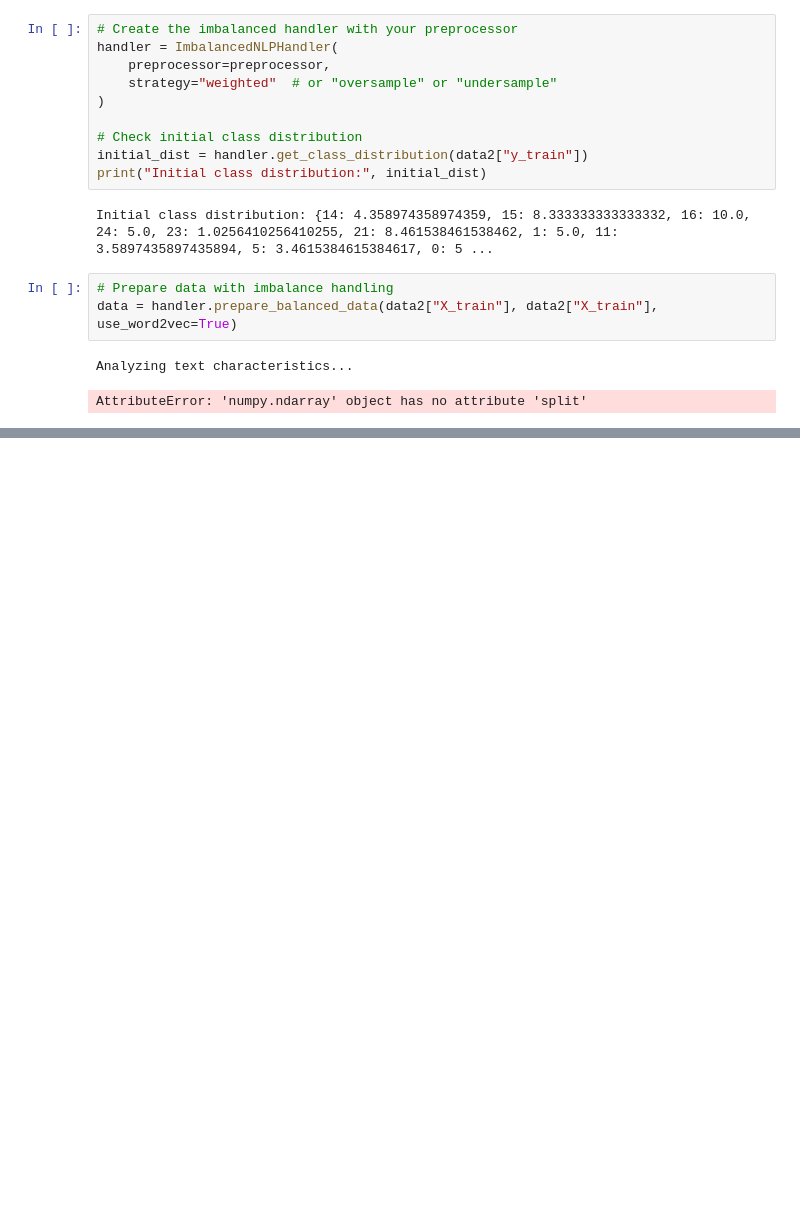
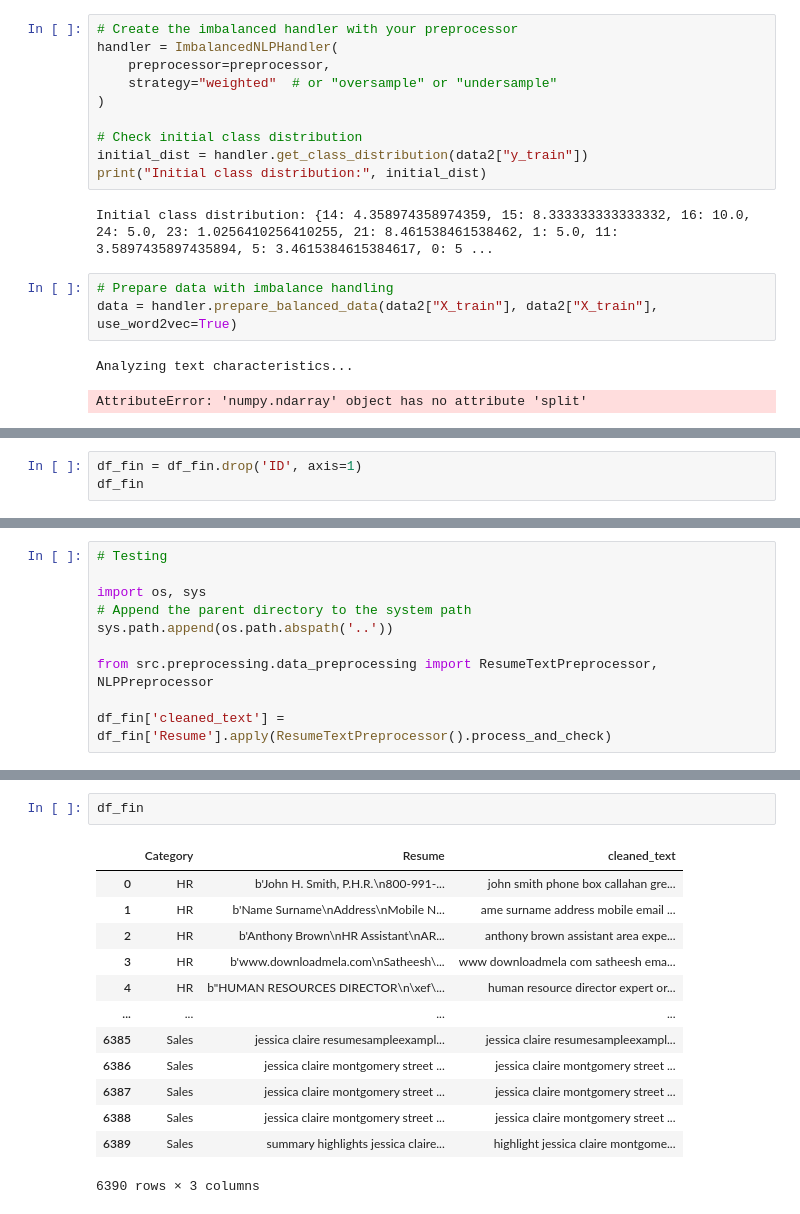
Before and after one commit to Rishit605/Resume-Analysis-NLP, a Jupyter notebook: notebook/NewTest.ipynb, the cells around one changed output, grey strips where cells are left out. Saved outputs shown, nothing was run; the diff lists cells and outputs as text; blank space fills up the shorter version.

```diff
--- a/notebook/NewTest.ipynb
+++ b/notebook/NewTest.ipynb
@@ -1342,0 +1435,3 @@ AttributeError: 'numpy.ndarray' object has no attribute 'split'
+# %%
+df_fin = df_fin.drop('ID', axis=1)
+df_fin
@@ -1342,0 +1479,10 @@ AttributeError: 'numpy.ndarray' object has no attribute 'split'
+# %%
+# Testing
+
+import os, sys
+# Append the parent directory to the system path
+sys.path.append(os.path.abspath('..'))
+
+from src.preprocessing.data_preprocessing import ResumeTextPreprocessor, NLPPreprocessor
+
+df_fin['cleaned_text'] = df_fin['Resume'].apply(ResumeTextPreprocessor().process_and_check)
@@ -1342,0 +1507,16 @@ AttributeError: 'numpy.ndarray' object has no attribute 'split'
+# %%
+df_fin
+# %% [output]
+|  | Category | Resume | cleaned_text |
+| 0 | HR | b'John H. Smith, P.H.R.\n800-991-... | john smith phone box callahan gre... |
+| 1 | HR | b'Name Surname\nAddress\nMobile N... | ame surname address mobile email ... |
+| 2 | HR | b'Anthony Brown\nHR Assistant\nAR... | anthony brown assistant area expe... |
+| 3 | HR | b'www.downloadmela.com\nSatheesh\... | www downloadmela com satheesh ema... |
+| 4 | HR | b"HUMAN RESOURCES DIRECTOR\n\xef\... | human resource director expert or... |
+| ... | ... | ... | ... |
+| 6385 | Sales | jessica claire resumesampleexampl... | jessica claire resumesampleexampl... |
+| 6386 | Sales | jessica claire montgomery street ... | jessica claire montgomery street ... |
+| 6387 | Sales | jessica claire montgomery street ... | jessica claire montgomery street ... |
+| 6388 | Sales | jessica claire montgomery street ... | jessica claire montgomery street ... |
+| 6389 | Sales | summary highlights jessica claire... | highlight jessica claire montgome... |
+6390 rows × 3 columns
```
Also changed, not shown: parts of 40 cells of this notebook, 2 other files.
